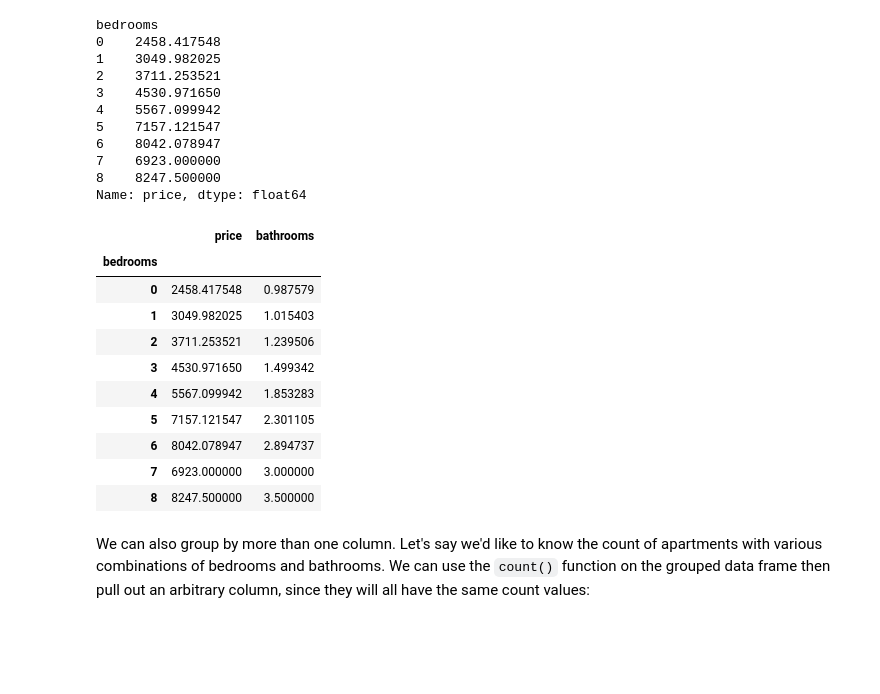
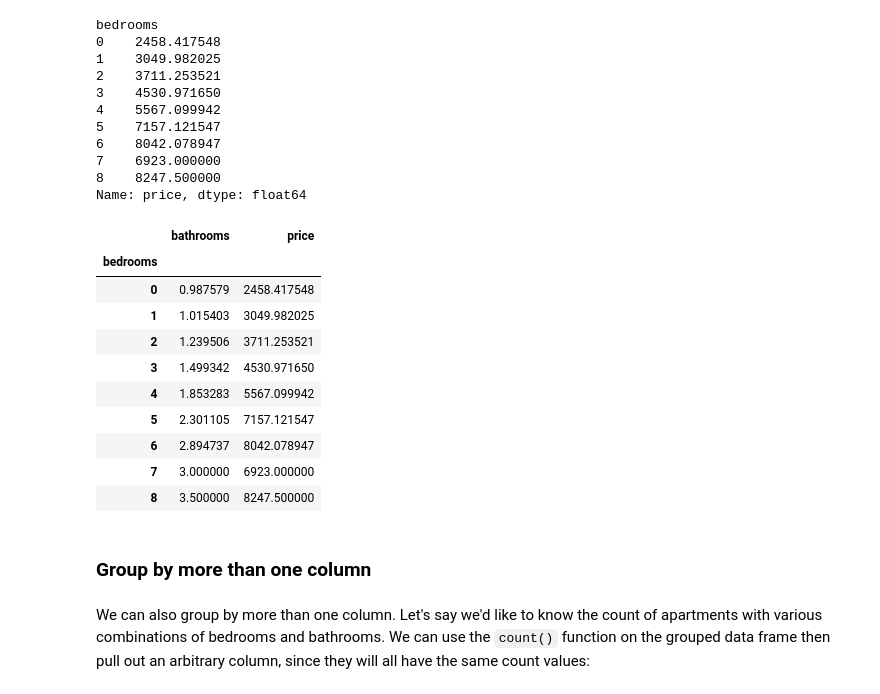
Before and after one commit to parrt/msds593, a Jupyter notebook: notebooks/nyrent.ipynb, the cells around one changed output. Cells and saved outputs as stored; diff of their text form; code cells hidden in the pictures; blank space fills up the shorter version.

```diff
--- a/notebooks/nyrent.ipynb
+++ b/notebooks/nyrent.ipynb
@@ -543,19 +545,21 @@ bedrooms
 8    8247.500000
 Name: price, dtype: float64
 # %%
-df_avg[['price','bathrooms']]
+df_avg[['bathrooms','price']]
 # %% [output]
-|  | price | bathrooms |
+|  | bathrooms | price |
 | bedrooms |  |  |
-| 0 | 2458.417548 | 0.987579 |
-| 1 | 3049.982025 | 1.015403 |
-| 2 | 3711.253521 | 1.239506 |
-| 3 | 4530.971650 | 1.499342 |
-| 4 | 5567.099942 | 1.853283 |
-| 5 | 7157.121547 | 2.301105 |
-| 6 | 8042.078947 | 2.894737 |
-| 7 | 6923.000000 | 3.000000 |
-| 8 | 8247.500000 | 3.500000 |
+| 0 | 0.987579 | 2458.417548 |
+| 1 | 1.015403 | 3049.982025 |
+| 2 | 1.239506 | 3711.253521 |
+| 3 | 1.499342 | 4530.971650 |
+| 4 | 1.853283 | 5567.099942 |
+| 5 | 2.301105 | 7157.121547 |
+| 6 | 2.894737 | 8042.078947 |
+| 7 | 3.000000 | 6923.000000 |
+| 8 | 3.500000 | 8247.500000 |
+# %% [markdown]
+### Group by more than one column
 # %% [markdown]
 We can also group by more than one column. Let's say we'd like to know the count of apartments with various combinations of bedrooms and bathrooms. We can use the `count()` function on the grouped data frame then pull out an arbitrary column, since they will all have the same count values:
 # %%
```
Also changed, not shown: parts of 31 cells of this notebook.
